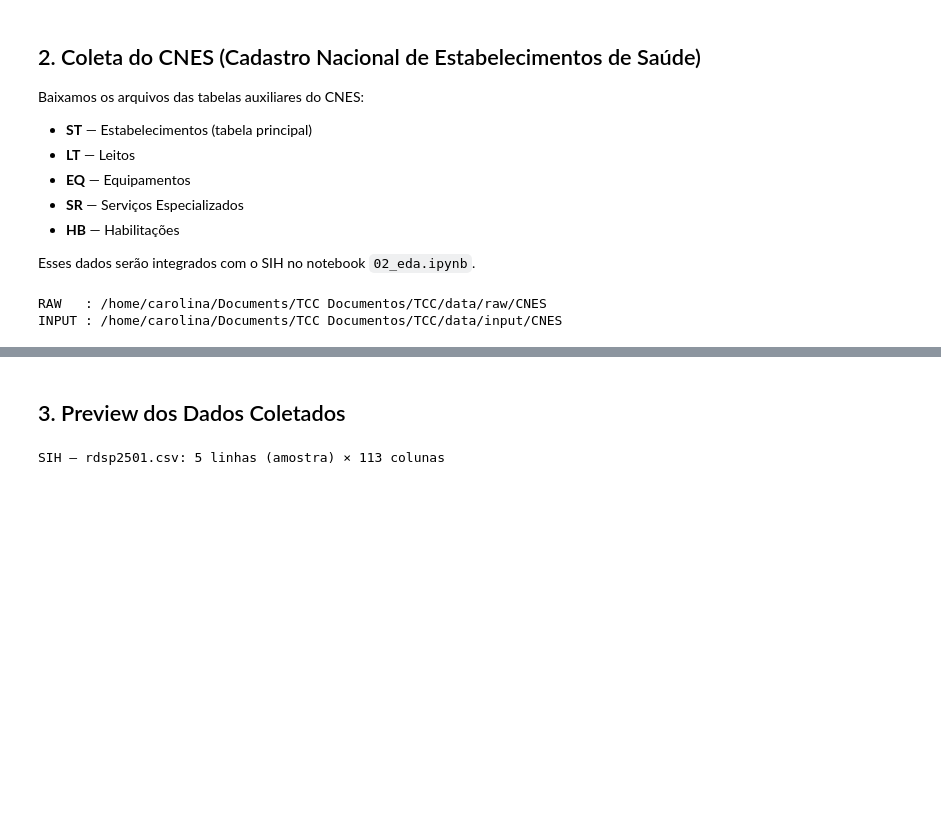
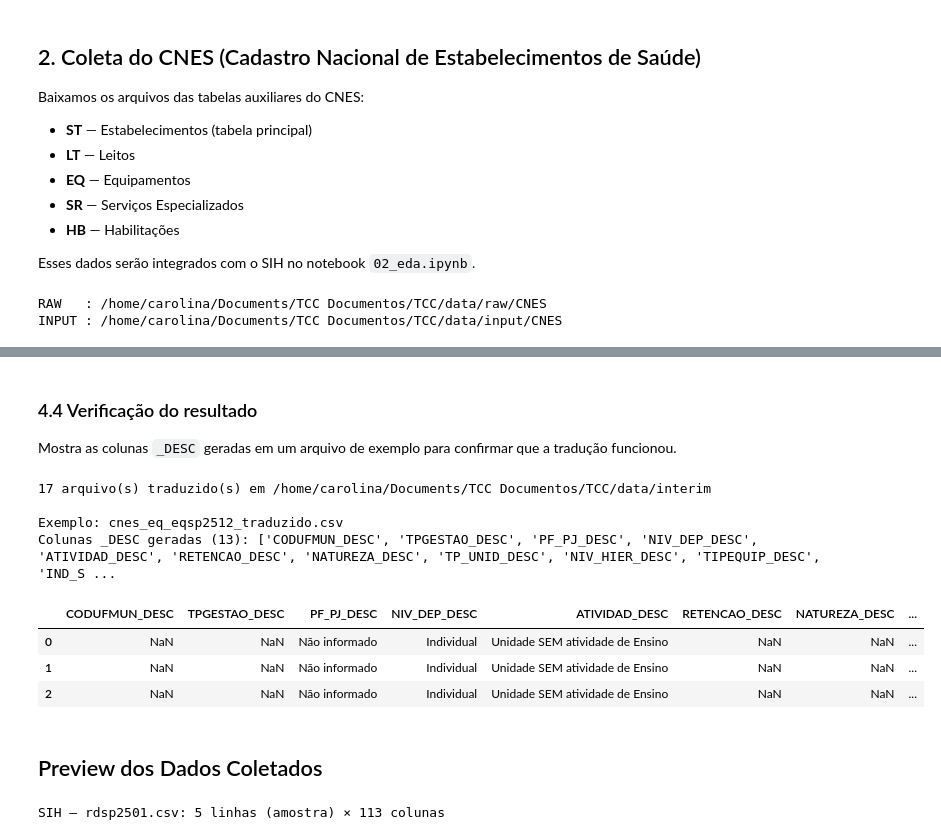
Before and after one commit to Carolina-Silva/TCC, a Jupyter notebook: notebooks/01_data_collection.ipynb, the cells around one changed output, grey strips where cells are left out. Saved outputs shown, nothing was run; the diff lists cells and outputs as text; code cells hidden in the pictures; blank space fills up the shorter version.

Commit message:
:sparkles: FEAT updating notebook download add variable translation

```diff
--- a/notebooks/01_data_collection.ipynb
+++ b/notebooks/01_data_collection.ipynb
@@ -203,0 +209,18 @@ Arquivos CSV gerados (5):
+# %%
+from src.utils.information_translation import mapear_colunas_def, traduzir_csv_datasus
+
+# Caminhos dos dicionários — separados por sistema (CNES e SIH)
+PASTA_DEF_CNES  = PASTA_EXTERNAL_CNES                    # arquivos .def do CNES
+PASTA_CNV_CNES  = PASTA_EXTERNAL_CNES / "CNV"            # arquivos .cnv do CNES
+PASTA_DEF_SIH   = PASTA_EXTERNAL_SIH                     # arquivos .def do SIH
+PASTA_CNV_SIH   = PASTA_EXTERNAL_SIH / "CNV"             # arquivos .cnv do SIH
+
+# Pasta de saída dos CSVs traduzidos
+PASTA_INTERIM = Path(ROOT, "data", "interim")
+PASTA_INTERIM.mkdir(parents=True, exist_ok=True)
+
+print(f"DEF CNES : {PASTA_DEF_CNES}")
+print(f"CNV CNES : {PASTA_CNV_CNES}")
+print(f"DEF SIH  : {PASTA_DEF_SIH}")
+print(f"CNV SIH  : {PASTA_CNV_SIH}")
+print(f"Saída    : {PASTA_INTERIM}")
@@ -204,5 +606,29 @@ Arquivos CSV gerados (5):
+# %% [markdown]
+### 4.4 Verificação do resultado
+
+Mostra as colunas `_DESC` geradas em um arquivo de exemplo para confirmar que a tradução funcionou.
+# %%
+arquivos_traduzidos = sorted(PASTA_INTERIM.glob("*.csv"))
+print(f"{len(arquivos_traduzidos)} arquivo(s) traduzido(s) em {PASTA_INTERIM}\n")
+
+if arquivos_traduzidos:
+    exemplo = arquivos_traduzidos[0]
+    df_ex = pd.read_csv(exemplo, nrows=3)
+    colunas_desc = [c for c in df_ex.columns if c.endswith("_DESC")]
+    print(f"Exemplo: {exemplo.name}")
+    print(f"Colunas _DESC geradas ({len(colunas_desc)}): {colunas_desc}\n")
+    display(df_ex[colunas_desc].head(3))
+# %% [output]
+17 arquivo(s) traduzido(s) em /home/carolina/Documents/TCC Documentos/TCC/data/interim
+
+Exemplo: cnes_eq_eqsp2512_traduzido.csv
+Colunas _DESC geradas (13): ['CODUFMUN_DESC', 'TPGESTAO_DESC', 'PF_PJ_DESC', 'NIV_DEP_DESC', 'ATIVIDAD_DESC', 'RETENCAO_DESC', 'NATUREZA_DESC', 'TP_UNID_DESC', 'NIV_HIER_DESC', 'TIPEQUIP_DESC', 'IND_S ...
+|  | CODUFMUN_DESC | TPGESTAO_DESC | PF_PJ_DESC | NIV_DEP_DESC | ATIVIDAD_DESC | RETENCAO_DESC | NATUREZA_DESC | ... |
+| 0 | NaN | NaN | Não informado | Individual | Unidade SEM atividade de Ensino | NaN | NaN | ... |
+| 1 | NaN | NaN | Não informado | Individual | Unidade SEM atividade de Ensino | NaN | NaN | ... |
+| 2 | NaN | NaN | Não informado | Individual | Unidade SEM atividade de Ensino | NaN | NaN | ... |
 # %% [markdown]
-## 3. Preview dos Dados Coletados
+## Preview dos Dados Coletados
 # %%
 # Preview do primeiro arquivo SIH gerado
 if csvs_sih:
```
Also changed, not shown: parts of 20 cells of this notebook, 3 other files.
